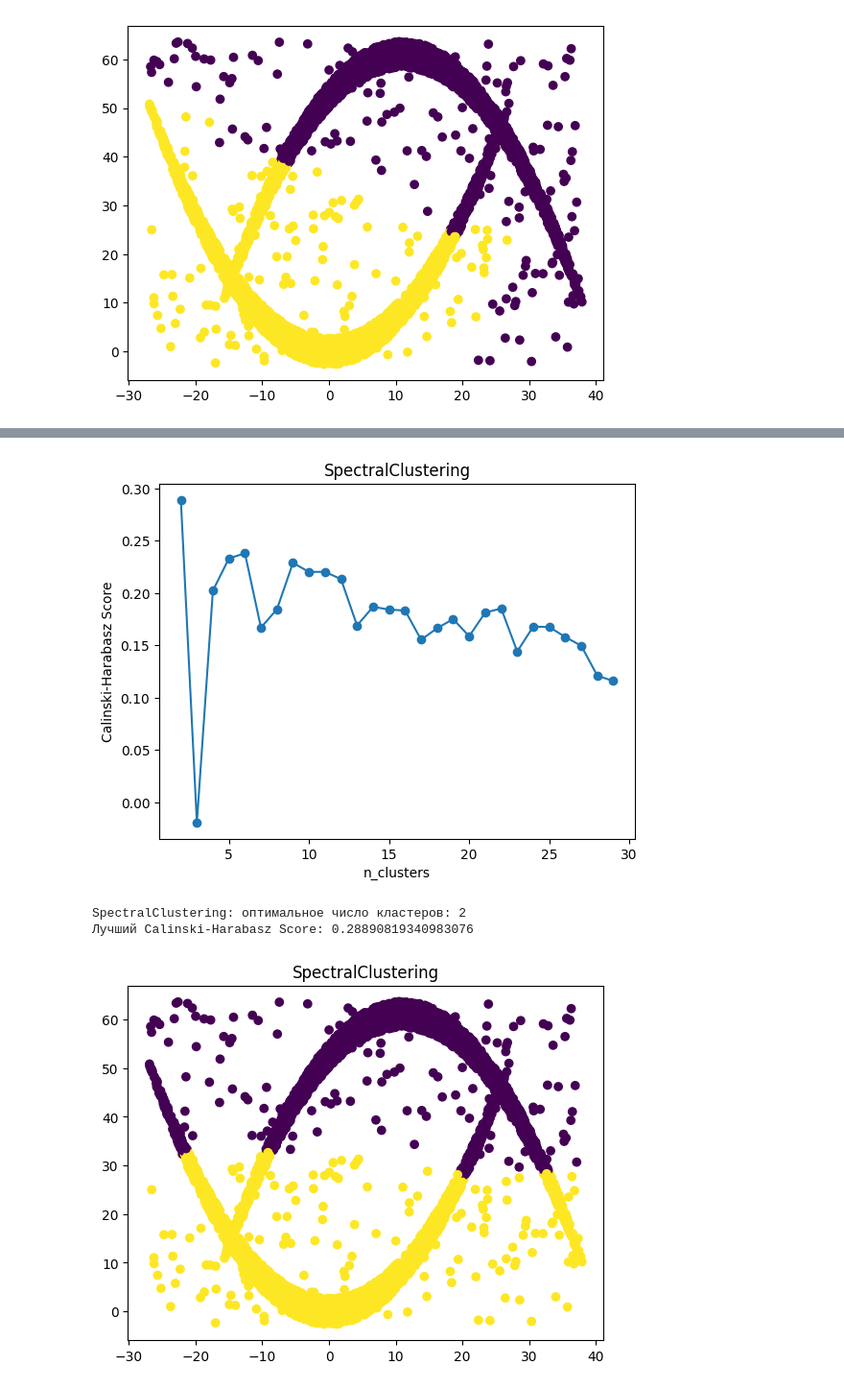
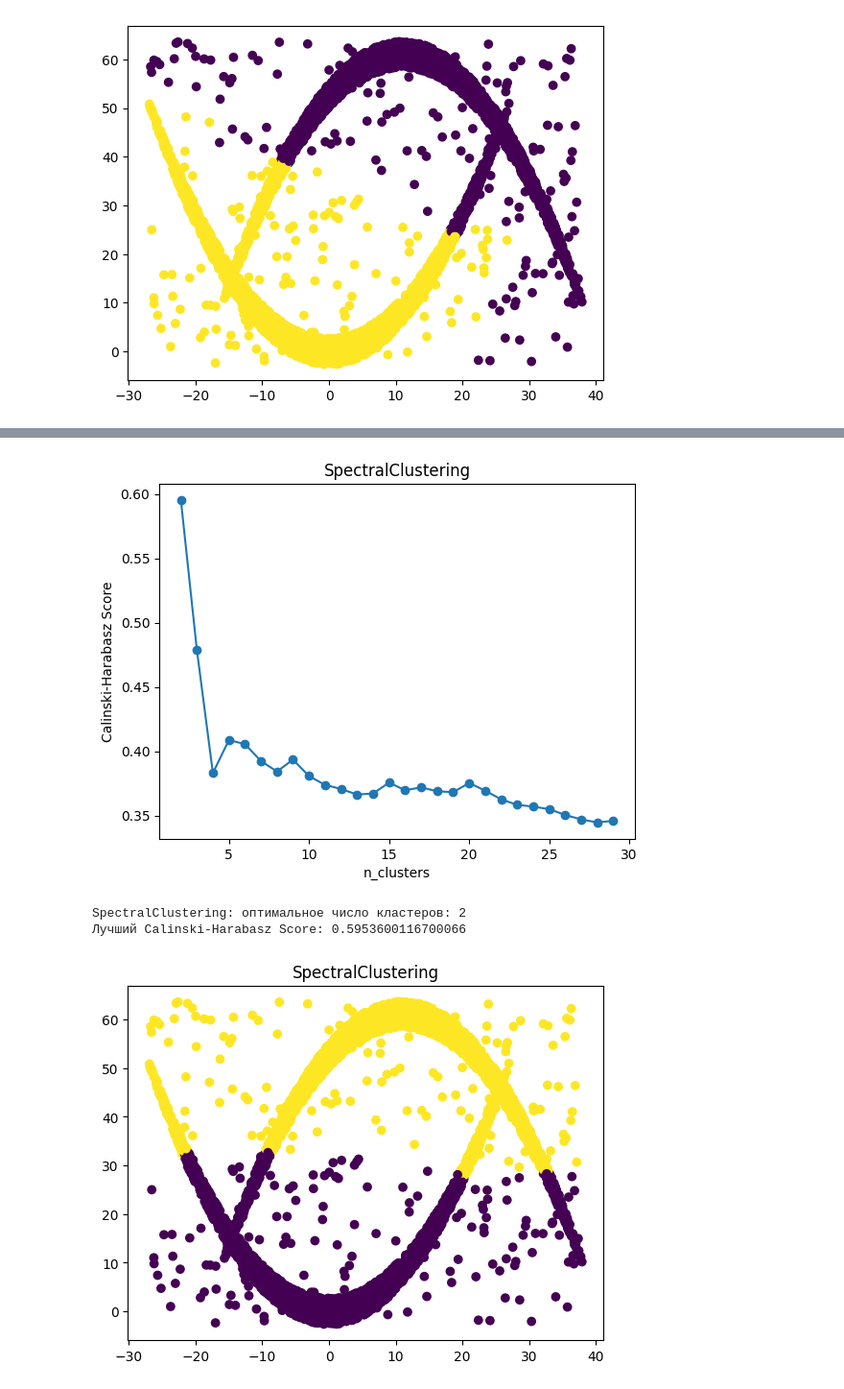
Before and after one commit to Dest1n640/Data_science, a Jupyter notebook: Homeworks/03_earrings_for_every_sister/main.ipynb, the cells around one changed output, grey strips where cells are left out. Shown at 96% size. Saved outputs shown, nothing was run; the diff lists cells and outputs as text; code cells hidden in the pictures.

```diff
--- a/Homeworks/03_earrings_for_every_sister/main.ipynb
+++ b/Homeworks/03_earrings_for_every_sister/main.ipynb
@@ -24,7 +24,7 @@ best_score = -1
 best_eps = -1
 best_labels = None
 
-for eps in range(1, 30):
+for eps in np.linspace(1, 2, 70):
   clf = DBSCAN(eps=eps)
   labels = clf.fit_predict(d)
   if len(np.unique(labels)) > 1:
@@ -37,7 +37,7 @@ for eps in range(1, 30):
   else:
     silhouette_scores.append(-1)
 
-plt.plot(range(1, 30), silhouette_scores, marker='o', linestyle='-')
+plt.plot(np.linspace(1, 2, 70), silhouette_scores, marker='o', linestyle='-')
 plt.title("DBSCAN")
 plt.xlabel("Epsilon (eps)")
 plt.ylabel("Silhouette Score")
@@ -129,6 +129,7 @@ plt.show()
 [figure]
 # %%
 # 4. Gaussian Mixture + BIC
+# BIC является методом самого объекта GaussianMixture в sklearn
 from sklearn.mixture import GaussianMixture
 bic_scores = []
 best_score = float('inf')
@@ -137,13 +138,13 @@ best_labels = None
 
 for n_components in range(2, 51):
   clf = GaussianMixture(n_components = n_components)
-  c = clf.fit_predict(d)
+  labels = clf.fit_predict(d)
   score = clf.bic(d)
   bic_scores.append(score)
   if score < best_score:
     best_score = score
     best_n_components = n_components
-    best_labels = clf.predict(d)
+    best_labels = labels
 
 plt.plot(range(2, 51), bic_scores, marker = 'o', linestyle = '-')
 plt.title("Gaussian Mixture")
@@ -220,38 +227,47 @@ GMSDB
 # %%
-#SpectralClustering + silhoeuette score(cosine)
+# 7.SpectralClustering + normalized_muture_info_score
 # Алгоритм очень долгий, и запускается дольше часа
 # Я проверил :(
 # Для его оптимизации добавлю параметр affinity
+'''
+По умолчанию используется 'rbf' (радиальная базисная функция), которая строит полную матрицу сходств между всеми парами точек.
+Это очень ресурсоёмко для больших выборок.
+
+Eсли указать 'nearest_neighbors', матрица сходств строится только для ближайших соседей, а не для всех пар.
+Это сильно уменьшает размер графа и ускоряет вычисления, особенно на больших данных.
+'''
+
 from sklearn.cluster import SpectralClustering
+from sklearn.metrics import normalized_mutual_info_score
 
-ch_scores = []
+nmi_scores = []
 best_score = -1
 best_n = None
 best_labels = None
 
 for n in range(2, 30):
     clf = SpectralClustering(n_clusters=n, affinity="nearest_neighbors")
     labels = clf.fit_predict(d)
-    score = silhouette_score(d, labels, metric = 'cosine')
-    ch_scores.append(score)
+    score = normalized_mutual_info_score(True_labels, labels)
+    nmi_scores.append(score)
     if score > best_score:
         best_score = score
         best_n = n
         best_labels = labels
 
-plt.plot(range(2, 30), ch_scores, marker='o', linestyle='-')
+plt.plot(range(2, 30), nmi_scores, marker='o', linestyle='-')
 plt.title("SpectralClustering")
 plt.xlabel("n_clusters")
 plt.ylabel("Calinski-Harabasz Score")
 plt.show()
 
 print(f"SpectralClustering: оптимальное число кластеров: {best_n}")
 print(f"Лучший Calinski-Harabasz Score: {best_score}")
 plt.title("SpectralClustering")
 plt.scatter(x0, x1, c=best_labels)
 plt.show()
 # %% [output]
-[figure, old version]
+[figure, new version]
 SpectralClustering: оптимальное число кластеров: 2
-Лучший Calinski-Harabasz Score: 0.28890819340983076
+Лучший Calinski-Harabasz Score: 0.5953600116700066
-[figure, old version]
+[figure, new version]
```
Also changed, not shown: parts of 9 cells of this notebook.
